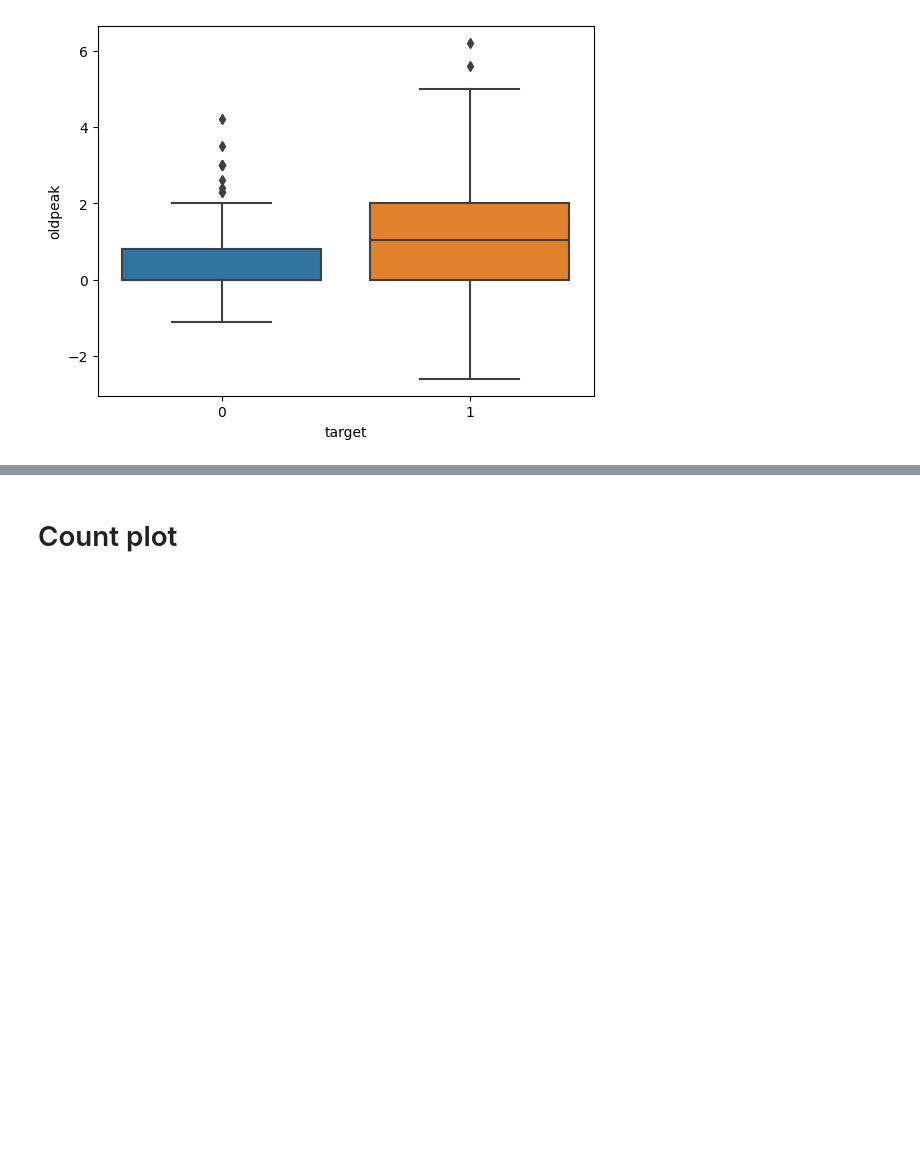
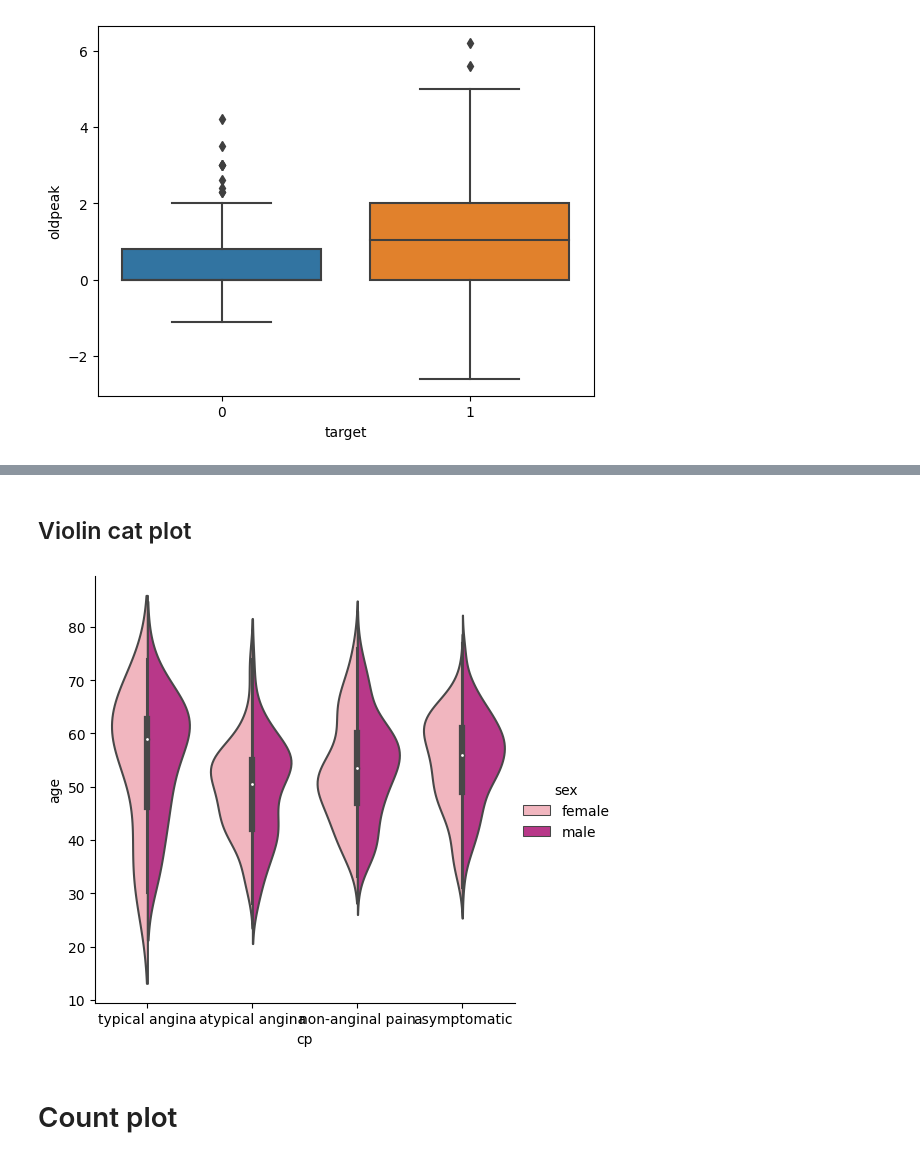
Before and after one commit to proinsias/ds-playground, a Jupyter notebook: notebooks/1.2-data-exploration-seaborn.ipynb, the cells around one changed output, grey strips where cells are left out. Saved outputs shown, nothing was run; the diff lists cells and outputs as text; code cells hidden in the pictures; blank space fills up the shorter version.

```diff
--- a/notebooks/1.2-data-exploration-seaborn.ipynb
+++ b/notebooks/1.2-data-exploration-seaborn.ipynb
@@ -81,3 +100,17 @@ sns.boxplot(x="target", y="oldpeak", data=combined_df);
+# %% [markdown]
+## Violin cat plot
+# %%
+sns.catplot(
+    data=combined_df,
+    kind="violin",
+    x="cp",
+    y="age",
+    hue="sex",
+    split=True,
+    palette="RdPu",
+);
+# %% [output]
+[figure, added]
 # %% [markdown]
 # Count plot
 # %% [markdown]
```
Also changed, not shown: parts of 15 cells of this notebook, 5 other files.
